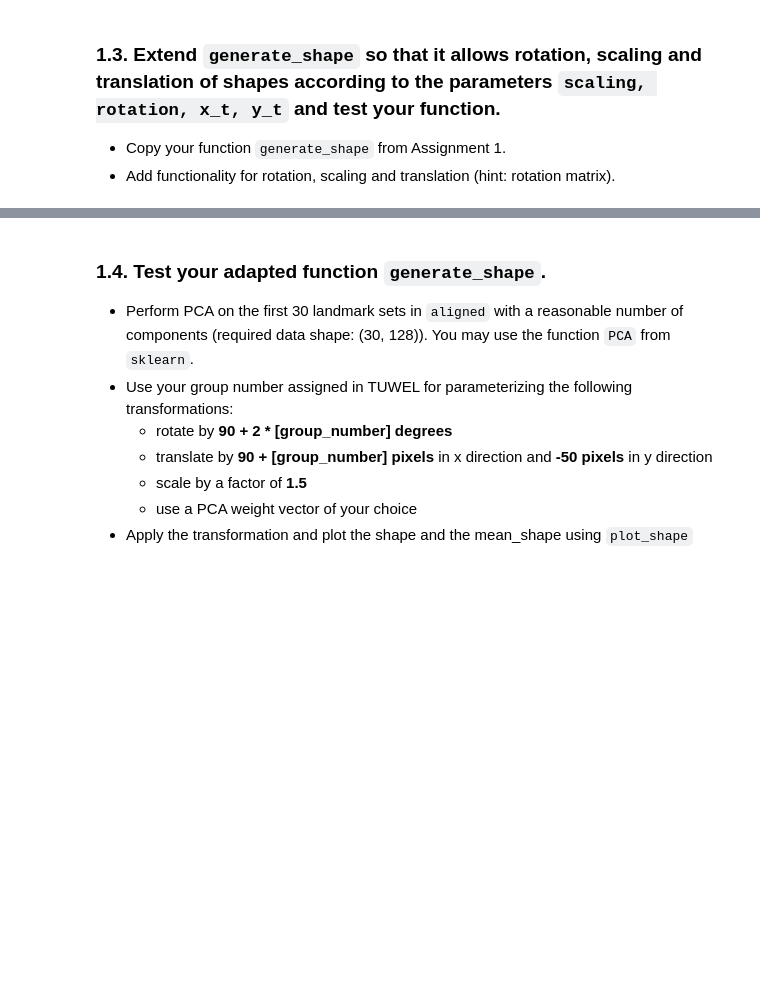
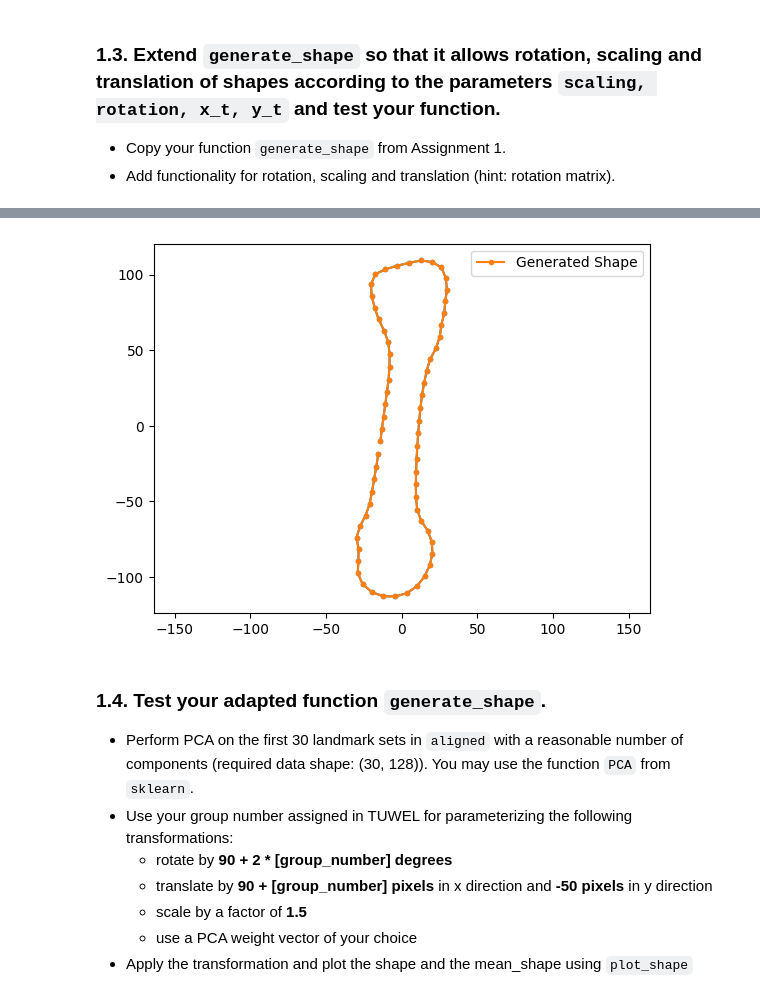
Before and after one commit to nikoczernin/MedicalAnalysis2, a Jupyter notebook: notebook.ipynb, the cells around one changed output, grey strips where cells are left out. Drawn from its saved outputs; the diff is of its cells as text; code cells hidden in the pictures; blank space fills up the shorter version.

```diff
--- a/notebook.ipynb
+++ b/notebook.ipynb
@@ -79,15 +121,80 @@ def generate_shape(b, eigen_vectors, mean_shape, scaling, rotation, x_t, y_t):
     new_shape : ndarray
         Transformed shape coordinates in the format [x1, ..., xN, y1, ..., yN].
     """
+    # Ensure b is a row vector
+    b = np.asarray(b).flatten()  # we use flatten to ensure b is a 1D array
 
-    # TODO: Generate the shape from the PCA parameters
+    # Generate the shape from the PCA parameters
+    # Linearly combine mean with first len(b) eigenvectors
+    print("mean_shape.shape", mean_shape.shape)
 
-    # TODO Scale the shape
+    shape_offset = eigen_vectors[ :, :len(b)] @ b
+    print("shape_offset.shape", shape_offset.shape)
+
+    new_shape = mean_shape + shape_offset # we compute the new shape by adding the mean shape
+    # to the linear combination of the eigenvectors scaled by the coefficients in b
+    # Reshape back to (nPoints, nDimensions)
+    nPoints, nDims = 2, mean_shape.shape[0] // 2
+    new_shape = new_shape.reshape(nPoints, nDims) # we reshape the new shape back to the original dimensions
+    print("New shape:", new_shape.shape)
+    # NOTE: i could not figure out how to apply the rotation to a 1D-array of x and y coordinates
+    # so instead i change the shape to a 2D matrix, apply the transformation and then flatten it again :P
+
+    # Scale the shape
+    new_shape *= scaling
 
     # TODO Calculate the rotation angle in radians
+    # using the rotation matrix for rotation by a radians
+    # ( cos a, -sin a,
+    #   sin a, cos a )
+    a = np.deg2rad(rotation)
+    rotation_matrix = np.array([
+        [np.cos(a), -np.sin(a)],
+        [np.sin(a), np.cos(a)]
+    ])
+    # rotate the new shape
+    new_shape = rotation_matrix @ new_shape
+    # translate the shape
+    new_shape += np.array([[x_t], [y_t]])
+    # flatten the new shape again to the format [x1, ..., xN, y1, ..., yN]
+    new_shape = new_shape.flatten()  # we use flatten to ensure b is a 1D array
+    return new_shape
 
-    # TODO Create the transformation matrix
 
-    # TODO Transform the shape using the transformation matrix
 
-    return new_shape
+# 128 = 64 landmarks with 2 coordinate values each
+data = np.stack([lm.flatten() for lm in aligned[:30]])  # shape (30,128)
+
+n_comp = 6 # choose number of components
+
+# Perform PCA on the data and get the eigen vectors, eigen values, and mean shape
+pca = PCA(n_components = n_comp)
+pca.fit(data)
+# extrac the eigenvecs
+eigen_vectors = pca.components_.T
+print("Shape of eigenvectors:", eigen_vectors.shape)
+# extract the eigenvalues to find out how many components to use before this
+eigen_values = pca.explained_variance_
+print("Explained variance of the components:", eigen_values)
+# i.e. i first tried 30, then saw that 6 sounds reasonable and adjusted n_comp to 6
+
+# get the mean shape
+mean_shape = pca.mean_
+print(f"Mean shape: {mean_shape.shape} values")
+
+## PCA weight vector (zeros uses mean shape)
+# choose b
+b = np.array([0])
+print("b =", b)
+
+# Affine transform parameters for testing
+scaling = 1 # TODO: set scaling
+rotation = 0 # TODO: set roation
+x_t, y_t = 0, 0 # TODO: set x and y translation
+
+# Generate the shape
+new_shape = generate_shape(b, eigen_vectors, mean_shape, scaling, rotation, x_t, y_t)
+
+# Plot the generated and mean shapes
+plot_shape(new_shape, mean_shape)
+# %% [output]
@@ -94,3 +209,4 @@ def generate_shape(b, eigen_vectors, mean_shape, scaling, rotation, x_t, y_t):
+[figure, added]
 # %% [markdown]
 ### 1.4. Test your adapted function `generate_shape`.
 
```
Also changed, not shown: parts of 8 cells of this notebook, 1 other file.
